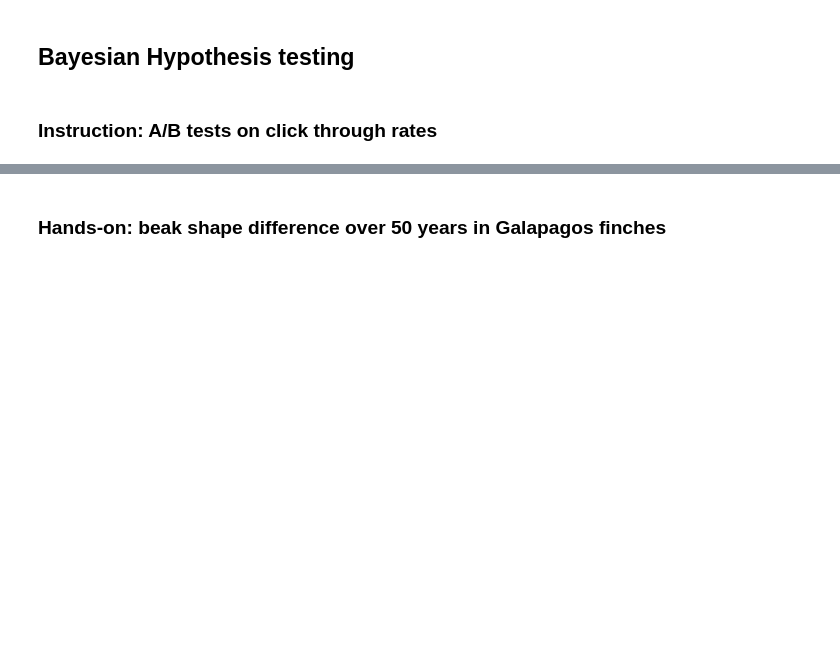
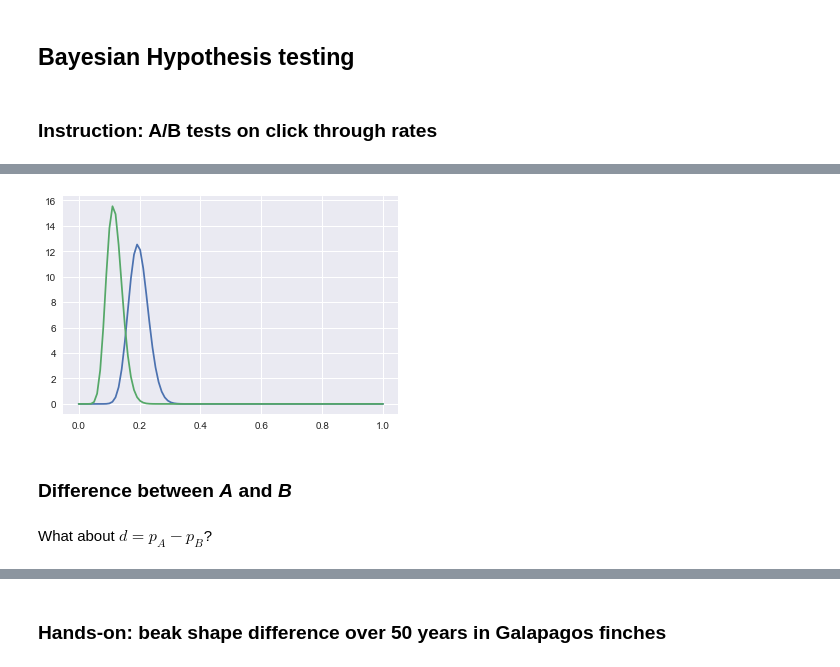
Before and after one commit to ericmjl/bayesian-stats-modelling-tutorial, a Jupyter notebook: notebooks/2.Parameter_estimation_hypothesis_testing.ipynb, the cells around one changed output, grey strips where cells are left out. Drawn from its saved outputs; the diff is of its cells as text; code cells hidden in the pictures; blank space fills up the shorter version.

```diff
--- a/notebooks/2.Parameter_estimation_hypothesis_testing.ipynb
+++ b/notebooks/2.Parameter_estimation_hypothesis_testing.ipynb
@@ -100,0 +153,9 @@ In this exercise, you'll calculate the  posterior mean beak depth of Galapagos f
+# %%
+plt.plot(x, posterior_a);
+plt.plot(x, posterior_b);
+# %% [output]
+[figure, added]
+# %% [markdown]
+### Difference between _A_ and _B_
+# %% [markdown]
+What about $d = p_A - p_B$?
```
Also changed, not shown: parts of 17 cells of this notebook.
